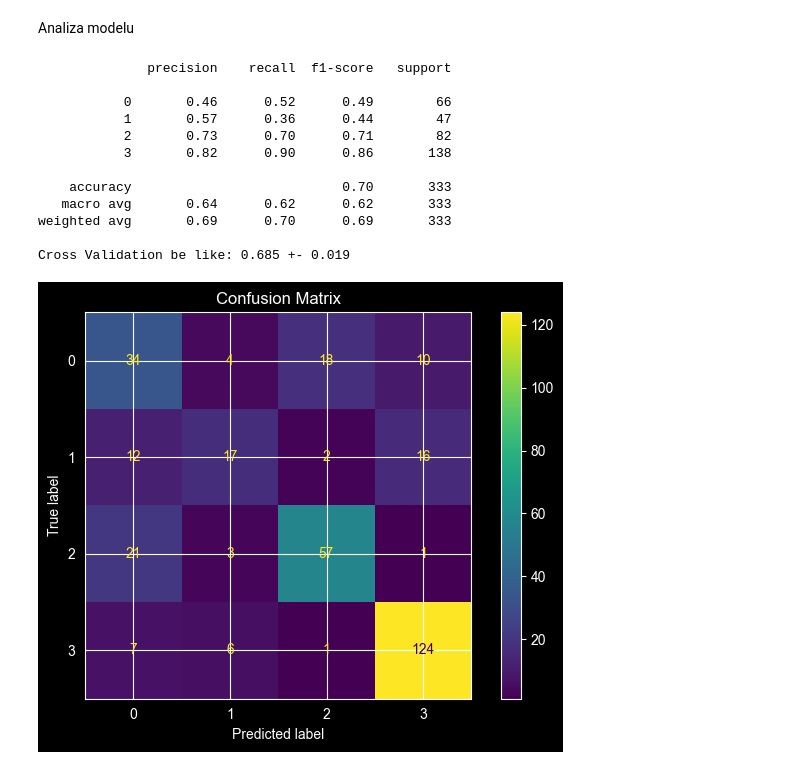
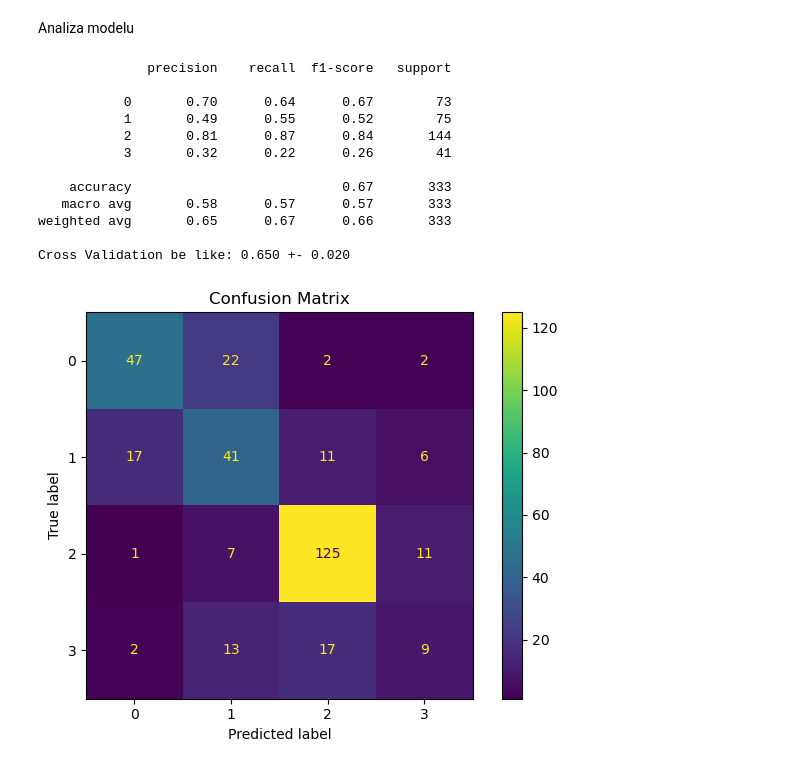
Before and after one commit to Izumik0/ML_G4, a Jupyter notebook: RF_ML_Model.ipynb, the cells around one changed output. Cells and saved outputs as stored; diff of their text form; code cells hidden in the pictures.

```diff
--- a/RF_ML_Model.ipynb
+++ b/RF_ML_Model.ipynb
@@ -11,28 +14,28 @@ from sklearn.model_selection import GridSearchCV
+# %%
+X_train=pd.read_csv('Dataset_4f_time_only/X_train.csv')
+Y_train=pd.read_csv('Dataset_4f_time_only/Y_train.csv')
+X_test=pd.read_csv('Dataset_4f_time_only/X_test.csv')
+Y_test=pd.read_csv('Dataset_4f_time_only/Y_test.csv')
 # %% [markdown]
 Przerabiane danych i model
 # %%
-X_train=pd.read_csv('Dataset_4f/X_train.csv')
-Y_train=pd.read_csv('Dataset_4f/Y_train.csv')
-X_test=pd.read_csv('Dataset_4f/X_test.csv')
-Y_test=pd.read_csv('Dataset_4f/Y_test.csv')
-
-Y_train=np.ravel(Y_train)
-Y_test=np.ravel(Y_test)
-class_names = [f"cluster_{i}" for i in np.unique(Y_train)]
+Y_train_d=np.ravel(Y_train)
+Y_test_d=np.ravel(Y_test)
+class_names = [f"cluster_{i}" for i in np.unique(Y_train_d)]
 feature_names = X_train.columns.tolist()
 
 # istnienie modelu
 model=RandomForestClassifier(
-    n_estimators=200,
+    n_estimators=2000,
     max_features=0.5,
     criterion='gini',
     min_samples_leaf=1,
     class_weight='balanced',
-    random_state=42,
+    random_state=230,
     max_depth=None,
     n_jobs=-1
 )
-model.fit(X_train, Y_train)
+model.fit(X_train, Y_train_d)
 print(f'Trening zakończono')
 # %% [output]
 Trening zakończono
@@ -40,31 +43,31 @@ Trening zakończono
 Analiza modelu
 # %%
 y_pred=model.predict(X_test)
-print(classification_report(Y_test,y_pred))
+print(classification_report(Y_test_d,y_pred))
 
-cv_results = cross_val_score(model, X_train, Y_train, cv=5)
+cv_results = cross_val_score(model, X_train, Y_train_d, cv=5)
 print(f'Cross Validation be like: {cv_results.mean():.3f} +- {cv_results.std():.3f}')
 
 ConfusionMatrixDisplay.from_estimator(
-    model, X_test, Y_test
+    model, X_test, Y_test_d
 )
 plt.title("Confusion Matrix")
 plt.tight_layout()
 plt.show()
 # %% [output]
               precision    recall  f1-score   support
 
-           0       0.46      0.52      0.49        66
-           1       0.57      0.36      0.44        47
-           2       0.73      0.70      0.71        82
-           3       0.82      0.90      0.86       138
+           0       0.70      0.64      0.67        73
+           1       0.49      0.55      0.52        75
+           2       0.81      0.87      0.84       144
+           3       0.32      0.22      0.26        41
 
-    accuracy                           0.70       333
-   macro avg       0.64      0.62      0.62       333
-weighted avg       0.69      0.70      0.69       333
+    accuracy                           0.67       333
+   macro avg       0.58      0.57      0.57       333
+weighted avg       0.65      0.67      0.66       333
 
-Cross Validation be like: 0.685 +- 0.019
+Cross Validation be like: 0.650 +- 0.020
-[figure, old version]
+[figure, new version]
 # %%
 importances = pd.Series(model.feature_importances_, index=feature_names)
 importances.sort_values().plot(kind="barh", figsize=(8, 6), color="steelblue")
```
Also changed, not shown: parts of 9 cells of this notebook, 5 other files.
